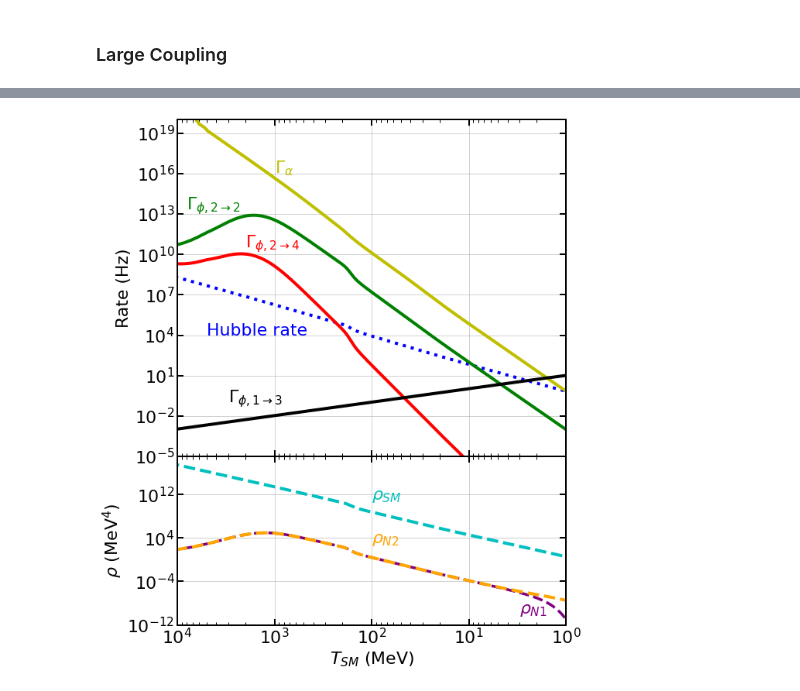
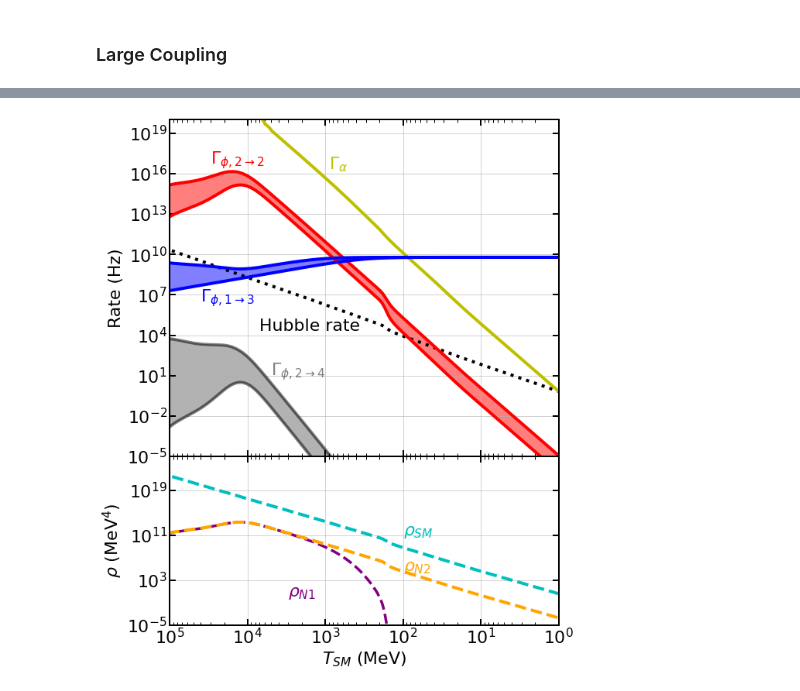
Before and after one commit to JakeSpisak/Sterile-Neutrinos, a Jupyter notebook: darksector.ipynb, the cells around one changed output, grey strips where cells are left out. Drawn from its saved outputs; the diff is of its cells as text; code cells hidden in the pictures.

```diff
--- a/darksector.ipynb
+++ b/darksector.ipynb
@@ -218,8 +216,9 @@ plt.show()
 # %%
 # Parameters
-theta = 0.5*np.sqrt(10**-15)
+theta = 0.5*np.sqrt(10**-15) # fig 1
+ms = 1000 # fig 1
 #ms = 10 #small coupling
-ms = 1 #large coupling
+#ms = 1 #large coupling
 flavor = 'electron'
 antineutrino=False
 simplify=False
@@ -241,18 +240,19 @@ for y in y_domain:
     fs_boltzmann.append(np.array(result))
 
 # First index is y, second index is T
-# T_DS_domain = (Tf*sid.SM_entropy_density(T_domain)/sid.SM_entropy_density(Tf))**(1./3)
 poverT_domain = np.transpose([y_domain*Tf*(sid.SM_entropy_density(T_domain[i])/sid.SM_entropy_density(Tf))**(1./3) for i in range(len(T_domain))])/T_domain
 fs_boltzmann = np.array(fs_boltzmann)
 
 # Compute beta: assumes a massless fermion, single DOF like is assumed for the fs_boltzmann computation
 beta_domain = np.array([integrate.simpson(poverT_domain[:,i]**2*fs_boltzmann[:,i], x=poverT_domain[:,i])/(1.5*special.zeta(3)) for i in range(len(T_domain))])
 
-# Compute the energy density in the DS
-rho_DS_domain = np.array([(T_domain[i]**4/(2*np.pi))*integrate.simpson(poverT_domain[:,i]**2*fs_boltzmann[:,i]*np.sqrt(poverT_domain[:,i]**2+ms**2/T_domain[i]**2), x=poverT_domain[:,i]) for i in range(len(T_domain))])
+# Compute the energy density in the DS. Assume it is always relativistic. Multiply by 2 to get antineutrinos as well.
+rho_DS_domain = np.array([(2*T_domain[i]**4/(4*np.pi))*integrate.simpson(poverT_domain[:,i]**3*fs_boltzmann[:,i], x=poverT_domain[:,i]) for i in range(len(T_domain))])
+T_DS_domain = (rho_DS_domain*240/(4*7*np.pi**2))**(1./4) + 1e-5 #When thermalized. Spread the energy among 4 sterile states
 
 # Compute the time dilation factor for poverT = 3
-gamma = np.sqrt(1+(3*T_domain)**2/ms**2)
+gamma_SM = np.sqrt(1+(3*T_domain)**2/ms**2)
+gamma_DS = np.sqrt(1+(3*T_DS_domain)**2/ms**2)
 elapsed_time = np.zeros(len(T_domain))
 elapsed_time[0] = 0
 for i in range(1, len(T_domain)):
@@ -457,62 +495,73 @@ plt.show()
 # %%
-Gphi_over_Gf = 1000
-x_min, x_max = 10**4, 1
+Gphi_over_Gf = 1
+x_min, x_max = 10**5, 1
 
-# Get the sterile densities after decay
-T_DS = (240*rho_DS_domain/(4*7*np.pi**2))**(1./4) + 1e-5 #only works when both steriles are thermalized and relativistic
-elapsed_time = np.zeros(len(T_domain))
-elapsed_time[0] = 0
-for i in range(1, len(T_domain)):
-    elapsed_time[i] = (T_domain[i]-T_domain[i-1])/(sid.dTemperature_dtime(T_domain[i-1])) + elapsed_time[i-1]
+# Get the sterile densities assuming annihilation of N1. Doesn't treat the increase in T_DS from N_1 annihilation properly.
+rho_s1 = 2*np.array([sm.compute_energy_density(T, ms, 1) for T in T_DS_domain])
+rho_s2 = 2*np.array([sm.compute_energy_density(T, 0, 1) for T in T_DS_domain])
 
-exponent = ds.sterile_decay_rate(ms, Gphi_over_Gf, numerical_factor=1)*elapsed_time/gamma
-rho_s1 = 2*np.array([sm.compute_energy_density(T, 0, 1) for T in T_DS])*np.exp(-exponent) # assume both are always relativistic, ignore time dependence of gamma
-rho_s2 = 4*np.array([sm.compute_energy_density(T, 0, 1) for T in T_DS])-rho_s1 # assume both are always relativistic
-
-# Create a figure and a 1x2 subplot grid with different heights and shared x-axis
 fig, ax = plt.subplots(2, 1, figsize=(9, 12), gridspec_kw={'height_ratios': [1, 0.5]}, sharex=True)
 fig.subplots_adjust(hspace=0)
 
-# Plot data on the first subplot (ax[0])
-ax[0].loglog(T_domain, ds.hubble_rate_func(T_domain)*c.MeVtoHz, c='b', linewidth=4, ls='dotted', label='Hubble rate')
-ax[0].annotate('Hubble rate', (5*10**3, 10**4), fontsize=22, c='b', rotation=0)
-ax[0].loglog(T_domain, sid.active_scattering_rate(3*T_domain, T_domain, flavor)*c.MeVtoHz, c='y', linewidth=4, label=r'$\Gamma_\alpha$')
-ax[0].annotate(r'$\Gamma_\alpha$', (10**3, 10**16), fontsize=22, c='y', rotation=0)
-ax[0].loglog(T_domain, ds.gamma_s_2to2(3*T_domain, T_domain, beta_domain, Gphi_over_Gf)*c.MeVtoHz, c='g', linewidth=4, label=r'$\Gamma_{\phi,2 \rightarrow 2}$')
-ax[0].annotate(r'$\Gamma_{\phi,2 \rightarrow 2}$', (8*10**3, 2*10**13), fontsize=22, c='g', rotation=0)
-ax[0].loglog(T_domain, ds.gamma_s_2to4(3*T_domain, T_domain, beta_domain, Gphi_over_Gf)*c.MeVtoHz, linewidth=4, c='r', label=r'$\Gamma_{s,2to4}^{approx}$')
-ax[0].annotate(r'$\Gamma_{\phi,2 \rightarrow 4}$', (2*10**3, 3*10**10), fontsize=22, c='r', rotation=0)
-ax[0].loglog(T_domain, ds.sterile_decay_rate(ms, Gphi_over_Gf, numerical_factor=1)*c.MeVtoHz/gamma, linewidth=4, c='k', label=r'$\Gamma_{s, 1to3}^{approx}$')
-ax[0].annotate(r'$\Gamma_{\phi, 1 \rightarrow 3}$', (3*10**3, 10**-1), fontsize=22, c='k', rotation=0)
+# Hubble rate
+ax[0].loglog(T_domain, ds.hubble_rate_func(T_domain)*c.MeVtoHz, c='k', linewidth=4, ls='dotted')
+ax[0].annotate('Hubble rate', (7*10**3, 2*10**4), fontsize=22, c='k', rotation=0)
+
+# Active scattering rate
+ax[0].loglog(T_domain, sid.active_scattering_rate(3*T_domain, T_domain, flavor)*c.MeVtoHz, c='y', linewidth=4)
+ax[0].annotate(r'$\Gamma_\alpha$', (9*10**2, 2*10**16), fontsize=22, c='y', rotation=0)
+
+# 2 to 2
+ax[0].loglog(T_domain, ds.gamma_s_2to2(3*T_domain, T_domain, beta_domain, Gphi_over_Gf)*c.MeVtoHz, c='r', linewidth=4)
+ax[0].loglog(T_domain, ds.gamma_s_2to2(3*T_DS_domain, T_DS_domain, 1, Gphi_over_Gf)*c.MeVtoHz, c='r', linewidth=4)
+ax[0].annotate(r'$\Gamma_{\phi,2 \rightarrow 2}$', (3*10**4, 5*10**16), fontsize=22, c='r', rotation=0)
+ax[0].fill_between(T_domain, ds.gamma_s_2to2(3*T_DS_domain, T_DS_domain, 1, Gphi_over_Gf)*c.MeVtoHz,
+                   ds.gamma_s_2to2(3*T_domain, T_domain, beta_domain, Gphi_over_Gf)*c.MeVtoHz, color='r', alpha=0.5)
+
+# 2 to 4
+ax[0].loglog(T_domain, ds.gamma_s_2to4(3*T_domain, T_domain, beta_domain, Gphi_over_Gf)*c.MeVtoHz, linewidth=4, c='k', alpha=0.5)
+ax[0].loglog(T_domain, ds.gamma_s_2to4(3*T_DS_domain, T_DS_domain, 1, Gphi_over_Gf)*c.MeVtoHz, linewidth=4, c='k', alpha=0.5)
+ax[0].annotate(r'$\Gamma_{\phi,2 \rightarrow 4}$', (5*10**3, 10**1), fontsize=22, c='k', rotation=0, alpha=0.5)
+ax[0].fill_between(T_domain, ds.gamma_s_2to4(3*T_domain, T_domain, beta_domain, Gphi_over_Gf)*c.MeVtoHz,
+                   ds.gamma_s_2to4(3*T_DS_domain, T_DS_domain, 1, Gphi_over_Gf)*c.MeVtoHz, color='k', alpha=0.3)
+
+# 1 to 3
+ax[0].loglog(T_domain, ds.sterile_decay_rate(ms, Gphi_over_Gf, numerical_factor=1)*c.MeVtoHz/gamma_SM, linewidth=4, c='b')
+ax[0].loglog(T_domain, ds.sterile_decay_rate(ms, Gphi_over_Gf, numerical_factor=1)*c.MeVtoHz/gamma_DS, linewidth=4, c='b')
+ax[0].annotate(r'$\Gamma_{\phi, 1 \rightarrow 3}$', (4*10**4, 3*10**6), fontsize=22, c='b', rotation=0)
+ax[0].fill_between(T_domain, ds.sterile_decay_rate(ms, Gphi_over_Gf, numerical_factor=1)*c.MeVtoHz/gamma_SM,
+                   ds.sterile_decay_rate(ms, Gphi_over_Gf, numerical_factor=1)*c.MeVtoHz/gamma_DS, color='b', alpha=0.5)
+
+
 ax[0].invert_xaxis()
 ax[0].set_ylabel(r'Rate (Hz)')
 ax[0].set_ylim(10.**-5, 10.**20)
 ax[0].set_xlim(x_min, x_max)
 
-# Plot data on the second subplot (ax[1])
+# Lower (density) plot
 ax[1].loglog(T_domain, ds.energy_density_func(T_domain), c='c', ls='--', linewidth=4)
 ax[1].annotate(r'$\rho_{SM}$', (10**2, 10**11), fontsize=22, c='c', rotation=0)
 ax[1].loglog(T_domain, rho_s1, c='purple', linewidth=3.5, ls='--')
-ax[1].annotate(r'$\rho_{N1}$', (3, 10**-10), fontsize=22, c='purple', rotation=0)
+ax[1].annotate(r'$\rho_{N1}$', (3*10**3, 10**0), fontsize=22, c='purple', rotation=0)
 ax[1].loglog(T_domain, rho_s2, c='orange', linewidth=4, ls='--')
-ax[1].annotate(r'$\rho_{N2}$', (10**2, 10**3), fontsize=22, c='orange', rotation=0)
+ax[1].annotate(r'$\rho_{N2}$', (10**2, 4*10**4), fontsize=22, c='orange', rotation=0)
 ax[1].invert_xaxis()
 ax[1].set_ylabel(r'$\rho$ (MeV$^4$)')
 ax[1].set_xlabel(r'$T_{SM}$ (MeV)')
 ax[1].set_xlim(x_min, x_max)
-ax[1].set_ylim(10.**-12, 10.**19)
+ax[1].set_ylim(10.**-5, 10.**25)
 
 # Change the thickness of the plot frame
 for axis in ax:
     axis.spines['top'].set_linewidth(2)     # Top spine
     axis.spines['right'].set_linewidth(2)   # Right spine
     axis.spines['bottom'].set_linewidth(2)  # Bottom spine
     axis.spines['left'].set_linewidth(2)    # Left spine
     axis.tick_params(axis='both', which='major', direction='in', width=2, length=8, top=True, right=True)
     axis.tick_params(axis='both', which='minor', direction='in', width=1, length=4, top=True, right=True)
     axis.grid(which='major', alpha=0.7)
 
-plt.savefig("plots/thermalization_example.pdf", bbox_inches='tight')
+plt.savefig("plots/thermalization_1to3.pdf")
 plt.show()
 # %% [output]
-[figure, old version]
+[figure, new version]
```
Also changed, not shown: parts of 20 cells of this notebook, 6 other files.
